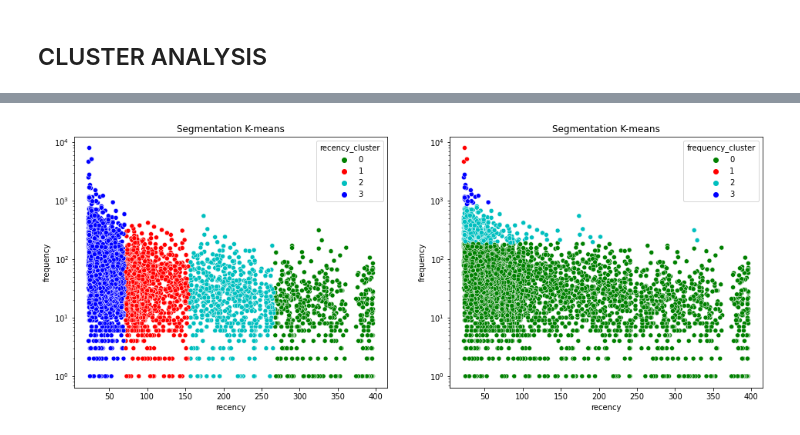
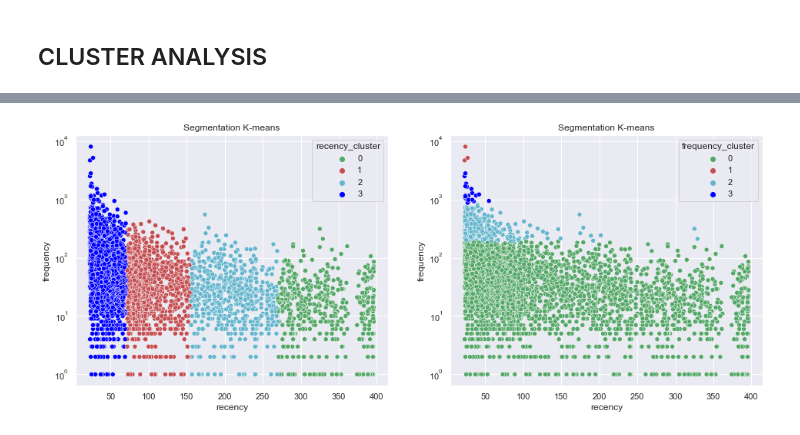
Before and after one commit to daianeklein/customer-segmentation, a Jupyter notebook: customer-segmentation.ipynb, the cells around one changed output, grey strips where cells are left out. Drawn from its saved outputs; the diff is of its cells as text; code cells hidden in the pictures.

```diff
--- a/customer-segmentation.ipynb
+++ b/customer-segmentation.ipynb
@@ -626,6 +627,7 @@ max      336942.100000
 Name: revenue, dtype: float64
 # %%
 #recency
+sns.set_theme()
 
 plt.figure(figsize = (15,5))
 plt.subplot(1, 3, 1)
@@ -689,6 +691,8 @@ array([[ 2.33154326e+00, -4.06361491e-01,  1.63016688e+01],
        [-8.81254971e-01,  3.01268271e+00,  1.15339982e-02],
        [-4.92127234e-01, -9.80126769e-02, -1.60241209e-02]])
 # %%
+sns.set_theme()
+
 wcss = []
 
 for i in range(1, 11):
@@ -829,6 +833,8 @@ array([12346., 12821., 12833., 12837., 12840., 12857., 12864., 12868.,
 # %% [markdown]
 We also can analyze each score using a bar chart, as following:
 # %%
+sns.set_theme()
+
 plt.figure(figsize = (16, 5))
 
 plt.subplot(1, 3, 1)
@@ -867,7 +873,9 @@ customer.head()
 | 3 | 15100.0 | Female | 31 | 33 | 353 | 6 | 1116.90 | 0 | ... |
 | 4 | 15291.0 | Female | 70 | 24 | 48 | 109 | 4740.09 | 3 | ... |
 # %%
+sns.set_theme()
 plt.figure(figsize = (12, 9))
+
 s = sns.heatmap(customer.corr(),
                annot = True,
                cmap = 'RdBu',
@@ -884,15 +902,17 @@ plt.show()
 # %%
+sns.set_theme()
+
 plt.figure(figsize = (16, 6))
 plt.subplot(1, 2, 1)
 ax = sns.scatterplot(data = customer, x='recency', y = 'frequency', hue = customer['recency_cluster'],
                     palette = ['g', 'r', 'c', 'blue'])
 plt.title('Segmentation K-means')
 ax.set_yscale("log")
 
 plt.subplot(1, 2, 2)
 ax = sns.scatterplot(data = customer, x='recency', y = 'frequency', hue = customer['frequency_cluster'],
                     palette = ['g', 'r', 'c', 'blue'])
 plt.title('Segmentation K-means')
-ax.set_yscale("log")
+ax.set_yscale('log')
 # %% [output]
-[figure, old version]
+[figure, new version]
```
Also changed, not shown: parts of 16 cells of this notebook.
